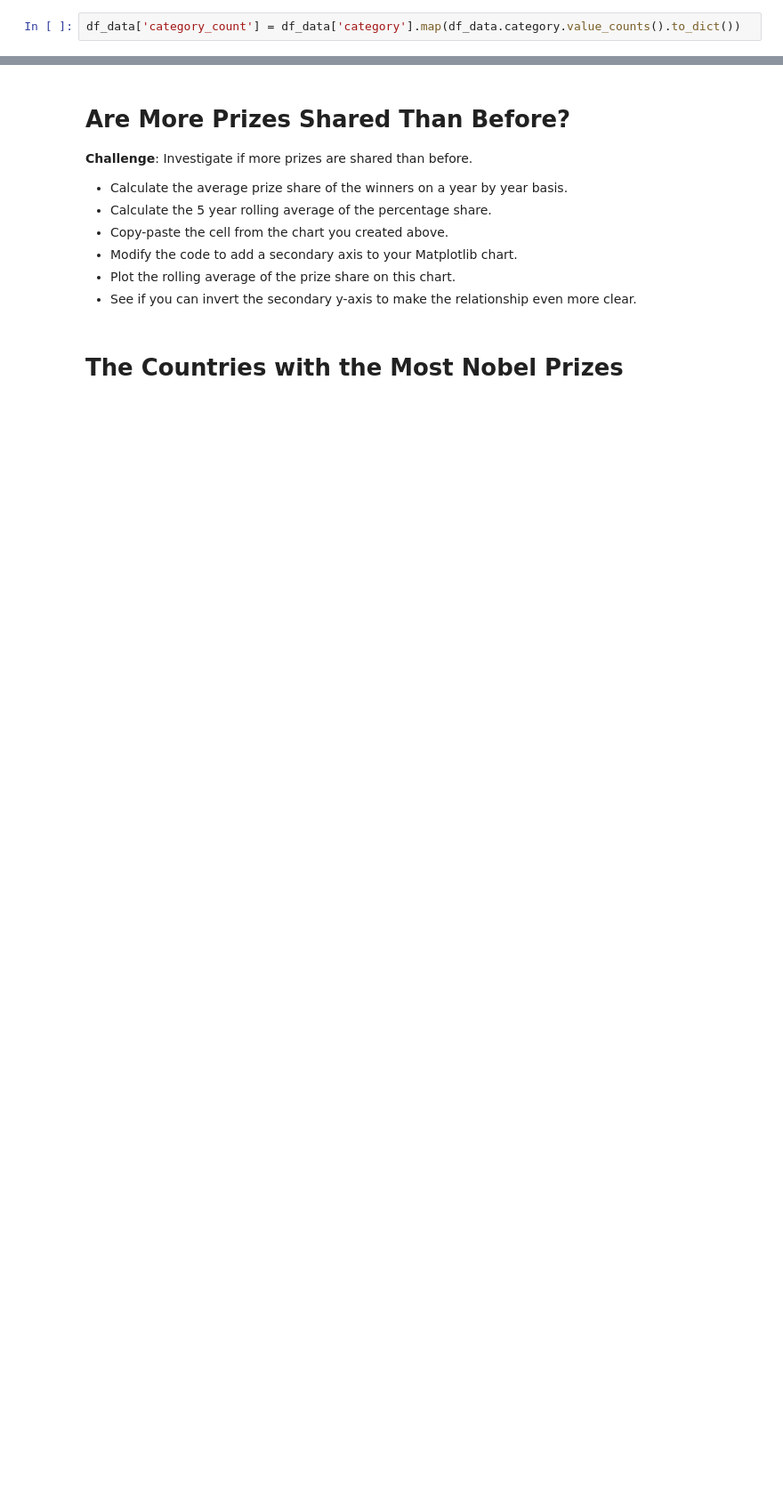
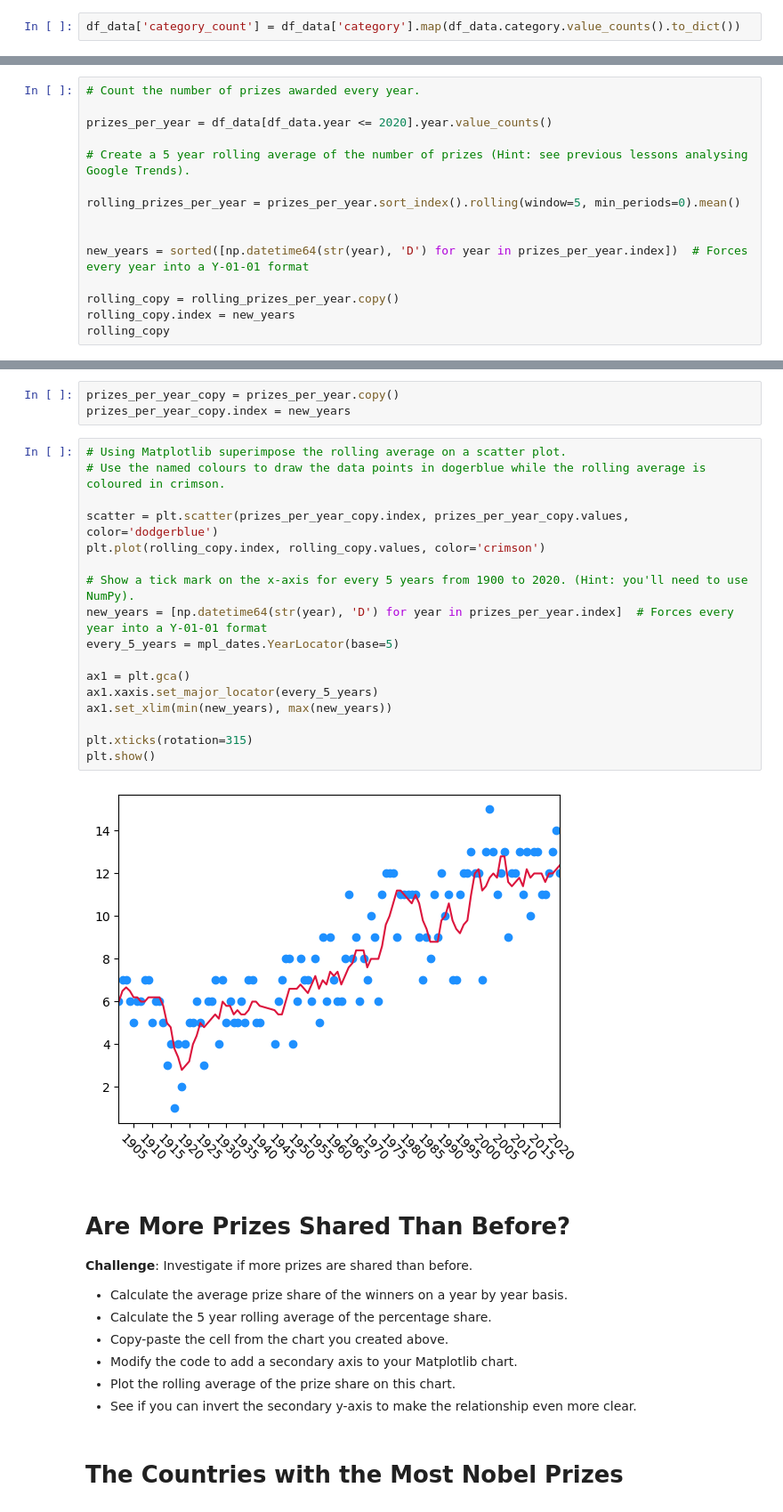
Before and after one commit to Taky0nDon/day79, a Jupyter notebook: Nobel_Prize_Analysis_(start).ipynb, the cells around one changed output, grey strips where cells are left out. Shown at 89% size. Cells and saved outputs as stored; diff of their text form; blank space fills up the shorter version.

Commit message:
made a scatter plot with superimposed rolling 5 year average, showing prizes awarded by year

```diff
--- a/Nobel_Prize_Analysis_(start).ipynb
+++ b/Nobel_Prize_Analysis_(start).ipynb
@@ -302,3 +289,18 @@ fig.show()
 
 * Looking at the chart, did the first and second world wars have an impact on the number of prizes being given out?
 * What could be the reason for the trend in the chart?
+# %%
+# Count the number of prizes awarded every year.
+
+prizes_per_year = df_data[df_data.year <= 2020].year.value_counts()
+
+# Create a 5 year rolling average of the number of prizes (Hint: see previous lessons analysing Google Trends).
+
+rolling_prizes_per_year = prizes_per_year.sort_index().rolling(window=5, min_periods=0).mean()
+
+
+new_years = sorted([np.datetime64(str(year), 'D') for year in prizes_per_year.index])  # Forces every year into a Y-01-01 format
+
+rolling_copy = rolling_prizes_per_year.copy()
+rolling_copy.index = new_years
+rolling_copy
@@ -305,3 +320,25 @@ fig.show()
+# %%
+prizes_per_year_copy = prizes_per_year.copy()
+prizes_per_year_copy.index = new_years
+# %%
+# Using Matplotlib superimpose the rolling average on a scatter plot.
+# Use the named colours to draw the data points in dogerblue while the rolling average is coloured in crimson.
+
+scatter = plt.scatter(prizes_per_year_copy.index, prizes_per_year_copy.values, color='dodgerblue')
+plt.plot(rolling_copy.index, rolling_copy.values, color='crimson')
+
+# Show a tick mark on the x-axis for every 5 years from 1900 to 2020. (Hint: you'll need to use NumPy).
+new_years = [np.datetime64(str(year), 'D') for year in prizes_per_year.index]  # Forces every year into a Y-01-01 format
+every_5_years = mpl_dates.YearLocator(base=5)
+
+ax1 = plt.gca()
+ax1.xaxis.set_major_locator(every_5_years)
+ax1.set_xlim(min(new_years), max(new_years))
+
+plt.xticks(rotation=315)
+plt.show()
+# %% [output]
+[figure, added]
 # %% [markdown]
 # Are More Prizes Shared Than Before?
 
```
Also changed, not shown: parts of 6 cells of this notebook, 1 other file.
